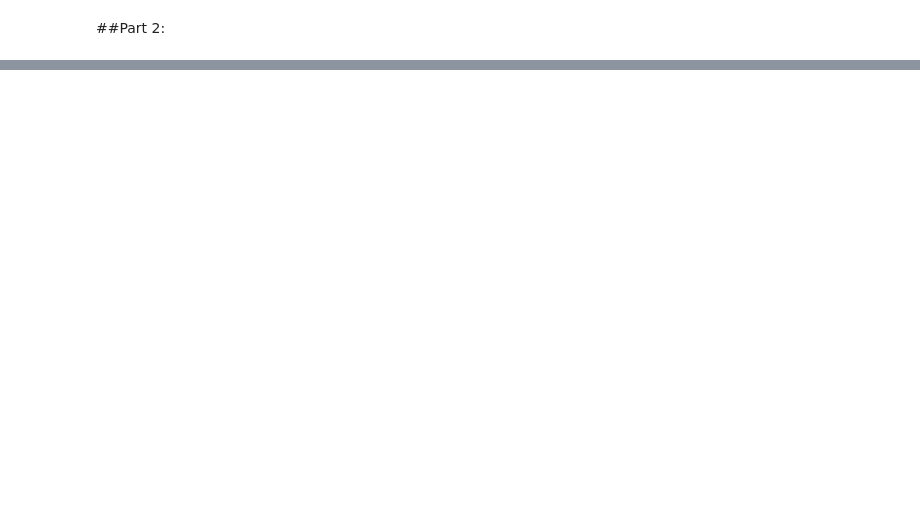
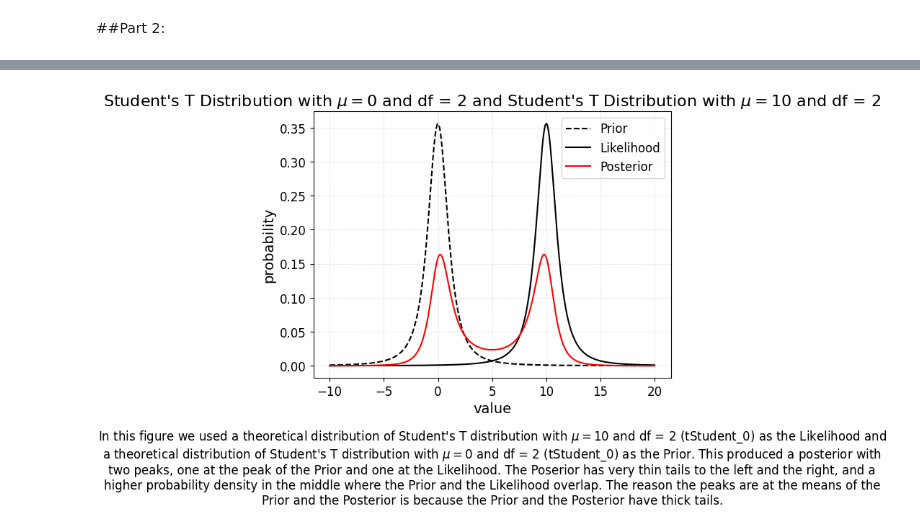
Before and after one commit to zberis/DSPS_ZBeris, a Jupyter notebook: HW2/Copy_of_Instructions_Bayesian_posteriors.ipynb, the cells around one changed output, grey strips where cells are left out. Saved outputs shown, nothing was run; the diff lists cells and outputs as text; code cells hidden in the pictures; blank space fills up the shorter version.

```diff
--- a/HW2/Copy_of_Instructions_Bayesian_posteriors.ipynb
+++ b/HW2/Copy_of_Instructions_Bayesian_posteriors.ipynb
@@ -114,0 +121,6 @@ posterior(tStudent_0, tStudent_10)
+# %%
+posterior(tStudent_0, tStudent_10)
+plt.title(r"Student's T Distribution with $\mu = 0$ and df = 2 and Student's T Distribution with $\mu = 10$ and df = 2")
+plt.text(5, -0.2, r"In this figure we used a theoretical distribution of Student's T distribution with $\mu = 10$ and df = 2 (tStudent_0) as the Likelihood and a theoretical distribution of Student's T distribution with $\mu = 0$ and df = 2 (tStudent_0) as the Prior. This produced a posterior with two peaks, one at the peak of the Prior and one at the Likelihood. The Poserior has very thin tails to the left and the right, and a higher probability density in the middle where the Prior and the Likelihood overlap. The reason the peaks are at the means of the Prior and the Posterior is because the Prior and the Posterior have thick tails.", ha="center", wrap = True);
+# %% [output]
+[figure, added]
```
Also changed, not shown: parts of 15 cells of this notebook.
